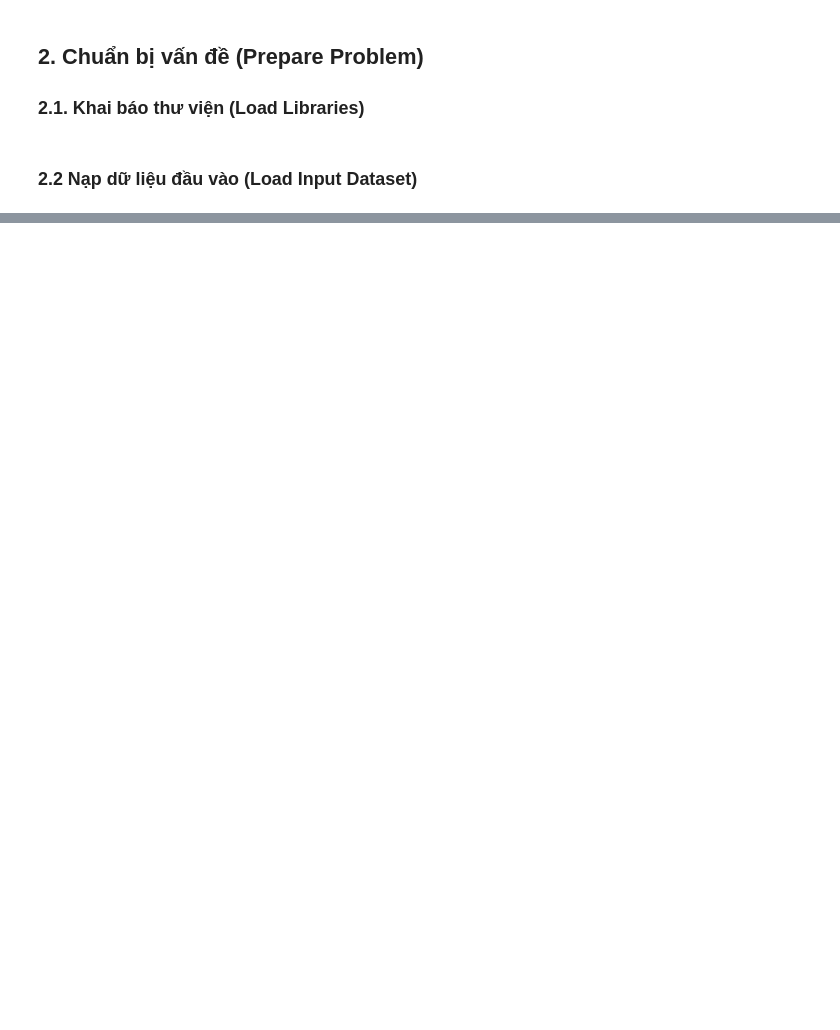
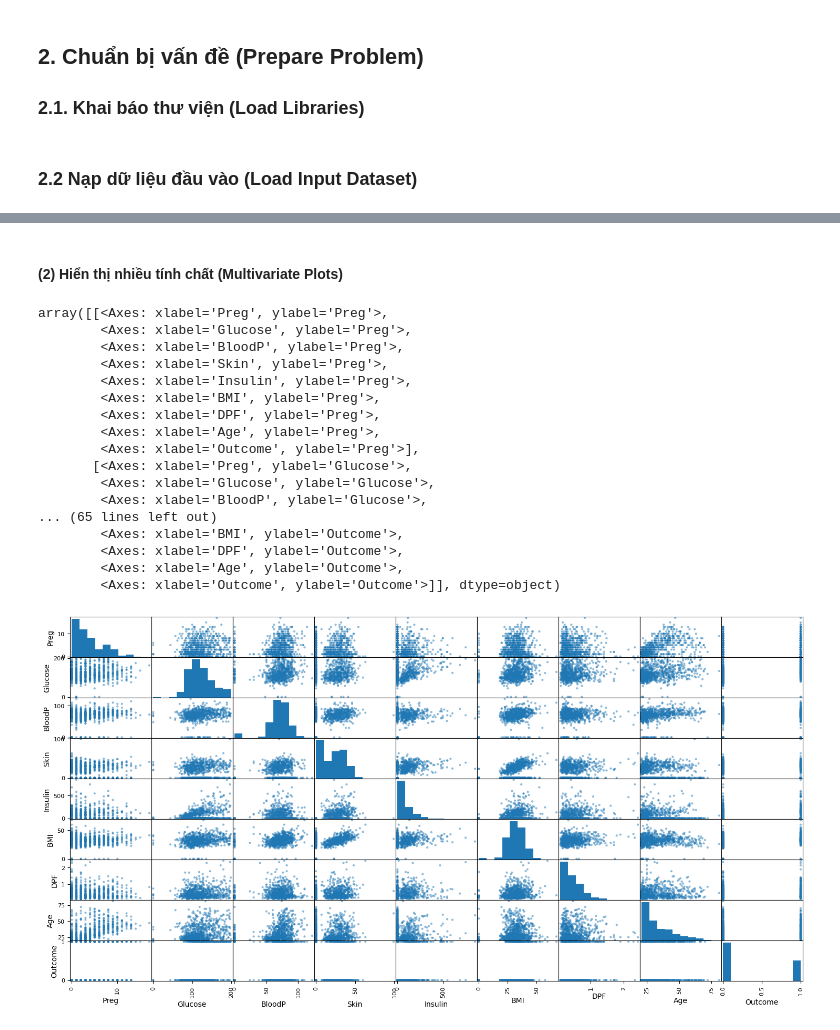
Before and after one commit to HuyTec/SGU_ML_2026-2027, a Jupyter notebook: Lab/Lab06-EDA/pima_indians-classification.ipynb, the cells around one changed output, grey strips where cells are left out. Cells and saved outputs as stored; diff of their text form; code cells hidden in the pictures; blank space fills up the shorter version.

```diff
--- a/Lab/Lab06-EDA/pima_indians-classification.ipynb
+++ b/Lab/Lab06-EDA/pima_indians-classification.ipynb
@@ -58,0 +437,23 @@ dataset = pd.read_csv(dataset_path, names = dataset_names)
+# %% [markdown]
+#### (2) Hiển thị nhiều tính chất (Multivariate Plots)
+# %%
+pd.plotting.scatter_matrix(dataset, figsize=(18,9))
+# %% [output]
+array([[<Axes: xlabel='Preg', ylabel='Preg'>,
+        <Axes: xlabel='Glucose', ylabel='Preg'>,
+        <Axes: xlabel='BloodP', ylabel='Preg'>,
+        <Axes: xlabel='Skin', ylabel='Preg'>,
+        <Axes: xlabel='Insulin', ylabel='Preg'>,
+        <Axes: xlabel='BMI', ylabel='Preg'>,
+        <Axes: xlabel='DPF', ylabel='Preg'>,
+        <Axes: xlabel='Age', ylabel='Preg'>,
+        <Axes: xlabel='Outcome', ylabel='Preg'>],
+       [<Axes: xlabel='Preg', ylabel='Glucose'>,
+        <Axes: xlabel='Glucose', ylabel='Glucose'>,
+        <Axes: xlabel='BloodP', ylabel='Glucose'>,
+... (65 lines left out)
+        <Axes: xlabel='BMI', ylabel='Outcome'>,
+        <Axes: xlabel='DPF', ylabel='Outcome'>,
+        <Axes: xlabel='Age', ylabel='Outcome'>,
+        <Axes: xlabel='Outcome', ylabel='Outcome'>]], dtype=object)
+[figure, added]
```
Also changed, not shown: parts of 66 cells of this notebook, 8 other files.
